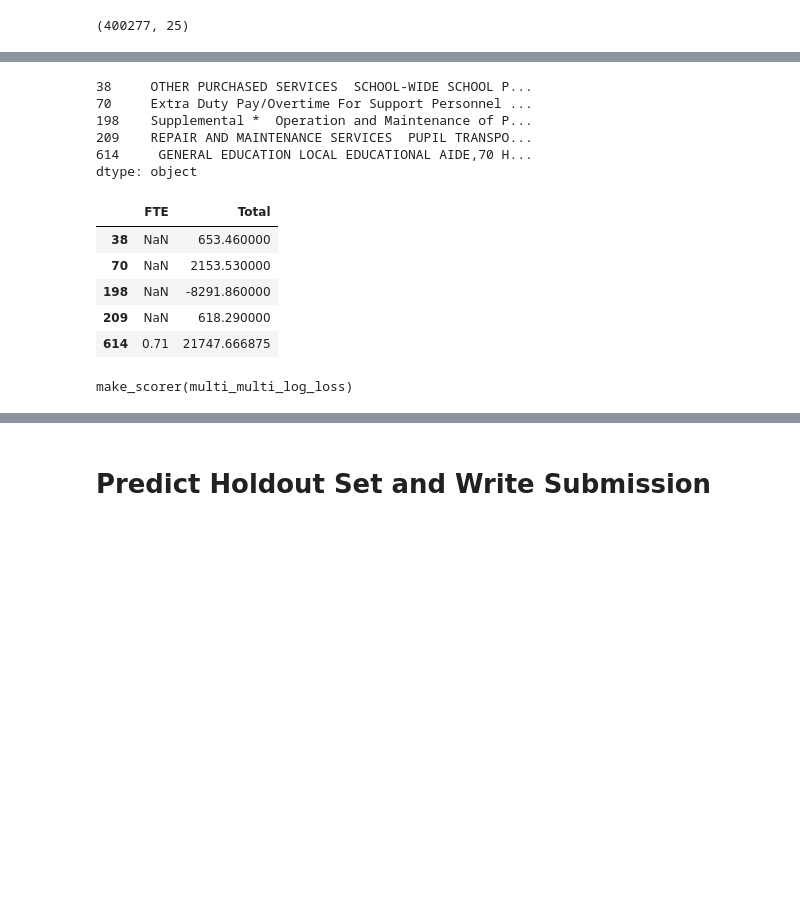
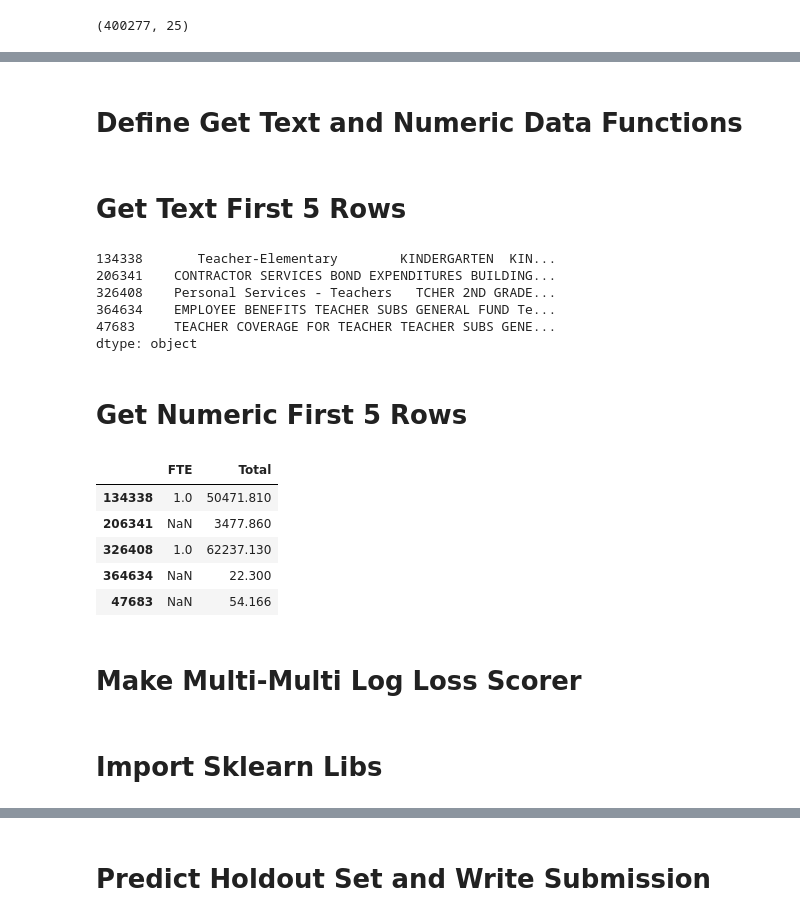
Before and after one commit to thap/python_basics_to_advanced, a Jupyter notebook: school_budgets/notebooks/school_budgets.ipynb, the cells around one changed output, grey strips where cells are left out. Cells and saved outputs as stored; diff of their text form; code cells hidden in the pictures; blank space fills up the shorter version.

```diff
--- a/school_budgets/notebooks/school_budgets.ipynb
+++ b/school_budgets/notebooks/school_budgets.ipynb
@@ -35,10 +28,6 @@ os.path.join(os.getcwd(), os.pardir, 'src')
 # %%
-path_to_training_data = os.path.join(os.pardir,
-                                     'data',
-                                     'TrainingSet.csv')
-
+path_to_training_data = os.path.join(os.pardir, 'data', 'TrainingSet.csv')
 df = pd.read_csv(path_to_training_data, index_col=0)
-
 print(df.shape)
 # %% [output]
 (400277, 25)
@@ -44,0 +36,2 @@ print(df.shape)
+# %%
+pd.set_option('display.max_columns', 500)
@@ -88,3 +48,0 @@ df.describe()
-# %%
-pd.set_option('display.max_columns', None)
-df.head()
@@ -228,31 +115,37 @@ def combine_text_columns(data_frame, to_drop=NUMERIC_COLUMNS + LABELS):
+# %% [markdown]
+# Define Get Text and Numeric Data Functions
 # %%
 from sklearn.preprocessing import FunctionTransformer
 
 get_text_data = FunctionTransformer(combine_text_columns, validate=False)
 get_numeric_data = FunctionTransformer(lambda x: x[NUMERIC_COLUMNS], validate=False)
+# %% [markdown]
+# Get Text First 5 Rows
 # %%
-get_text_data.fit_transform(sampling.head(5))
+get_text_data.fit_transform(df.head())
 # %% [output]
-38     OTHER PURCHASED SERVICES  SCHOOL-WIDE SCHOOL P...
-70     Extra Duty Pay/Overtime For Support Personnel ...
-198    Supplemental *  Operation and Maintenance of P...
-209    REPAIR AND MAINTENANCE SERVICES  PUPIL TRANSPO...
-614     GENERAL EDUCATION LOCAL EDUCATIONAL AIDE,70 H...
+134338       Teacher-Elementary        KINDERGARTEN  KIN...
+206341    CONTRACTOR SERVICES BOND EXPENDITURES BUILDING...
+326408    Personal Services - Teachers   TCHER 2ND GRADE...
+364634    EMPLOYEE BENEFITS TEACHER SUBS GENERAL FUND Te...
+47683     TEACHER COVERAGE FOR TEACHER TEACHER SUBS GENE...
 dtype: object
+# %% [markdown]
+# Get Numeric First 5 Rows
 # %%
-get_numeric_data.fit_transform(sampling.head(5))
+get_numeric_data.fit_transform(df.head())
 # %% [output]
 |  | FTE | Total |
-| 38 | NaN | 653.460000 |
-| 70 | NaN | 2153.530000 |
-| 198 | NaN | -8291.860000 |
-| 209 | NaN | 618.290000 |
-| 614 | 0.71 | 21747.666875 |
+| 134338 | 1.0 | 50471.810 |
+| 206341 | NaN | 3477.860 |
+| 326408 | 1.0 | 62237.130 |
+| 364634 | NaN | 22.300 |
+| 47683 | NaN | 54.166 |
+# %% [markdown]
+# Make Multi-Multi Log Loss Scorer
 # %%
 from sklearn.metrics.scorer import make_scorer
 
 log_loss_scorer = make_scorer(multi_multi_log_loss)
-# %%
-log_loss_scorer
-# %% [output]
-make_scorer(multi_multi_log_loss)
+# %% [markdown]
+# Import Sklearn Libs
```
Also changed, not shown: parts of 46 cells of this notebook, 6 other files.
